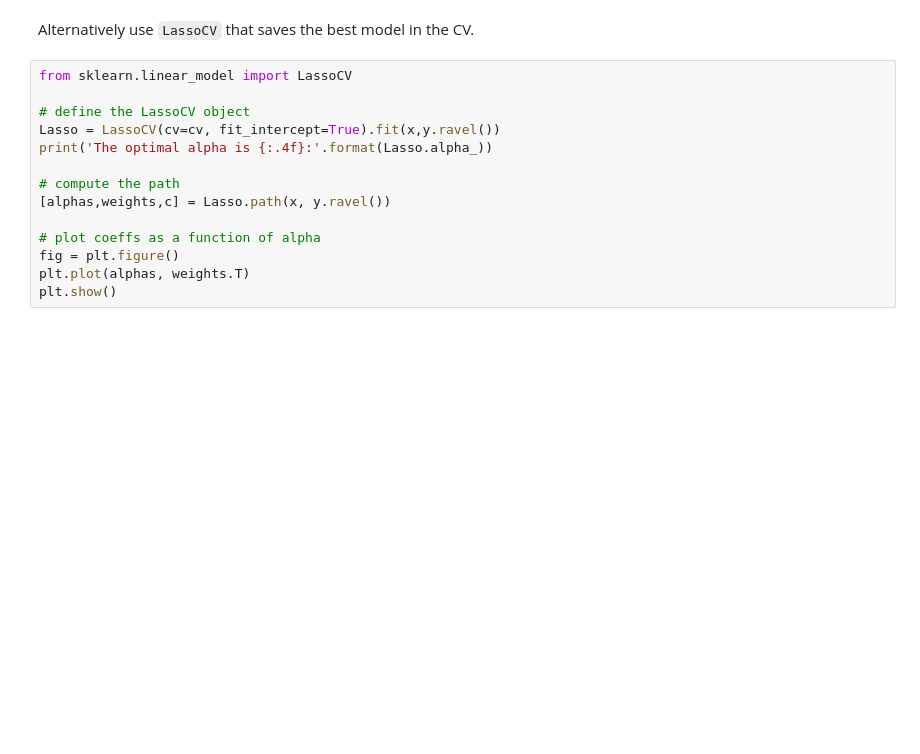
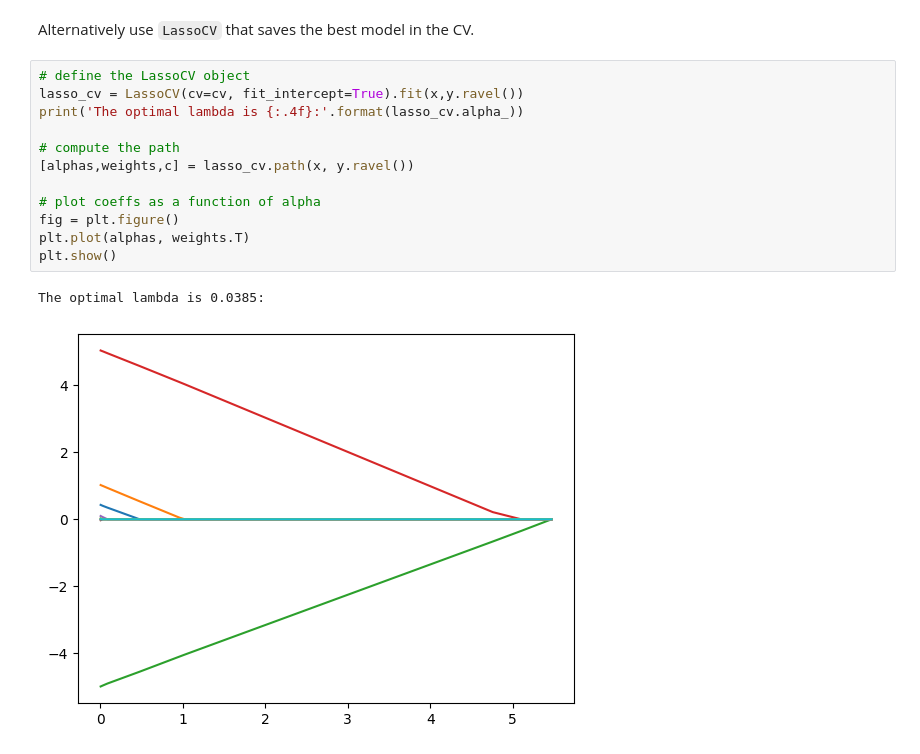
Before and after one commit to zhouyr888/Machine-Learning-EBA3530, a Jupyter notebook: Lecture_5/sequential_and_lasso.ipynb, the cells around one changed output. Saved outputs shown, nothing was run; the diff lists cells and outputs as text; blank space fills up the shorter version.

```diff
--- a/Lecture_5/sequential_and_lasso.ipynb
+++ b/Lecture_5/sequential_and_lasso.ipynb
@@ -162,16 +234,17 @@ print(matrix_lasso)
 # %% [markdown]
 Alternatively use `LassoCV` that saves the best model in the CV.
 # %%
-from sklearn.linear_model import LassoCV
-
 # define the LassoCV object
-Lasso = LassoCV(cv=cv, fit_intercept=True).fit(x,y.ravel())
-print('The optimal alpha is {:.4f}:'.format(Lasso.alpha_))
+lasso_cv = LassoCV(cv=cv, fit_intercept=True).fit(x,y.ravel())
+print('The optimal lambda is {:.4f}:'.format(lasso_cv.alpha_))
 
 # compute the path
-[alphas,weights,c] = Lasso.path(x, y.ravel())
+[alphas,weights,c] = lasso_cv.path(x, y.ravel())
 
 # plot coeffs as a function of alpha
 fig = plt.figure()
 plt.plot(alphas, weights.T)
 plt.show()
+# %% [output]
+The optimal lambda is 0.0385:
+[figure, added]
```
Also changed, not shown: parts of 24 cells of this notebook.
